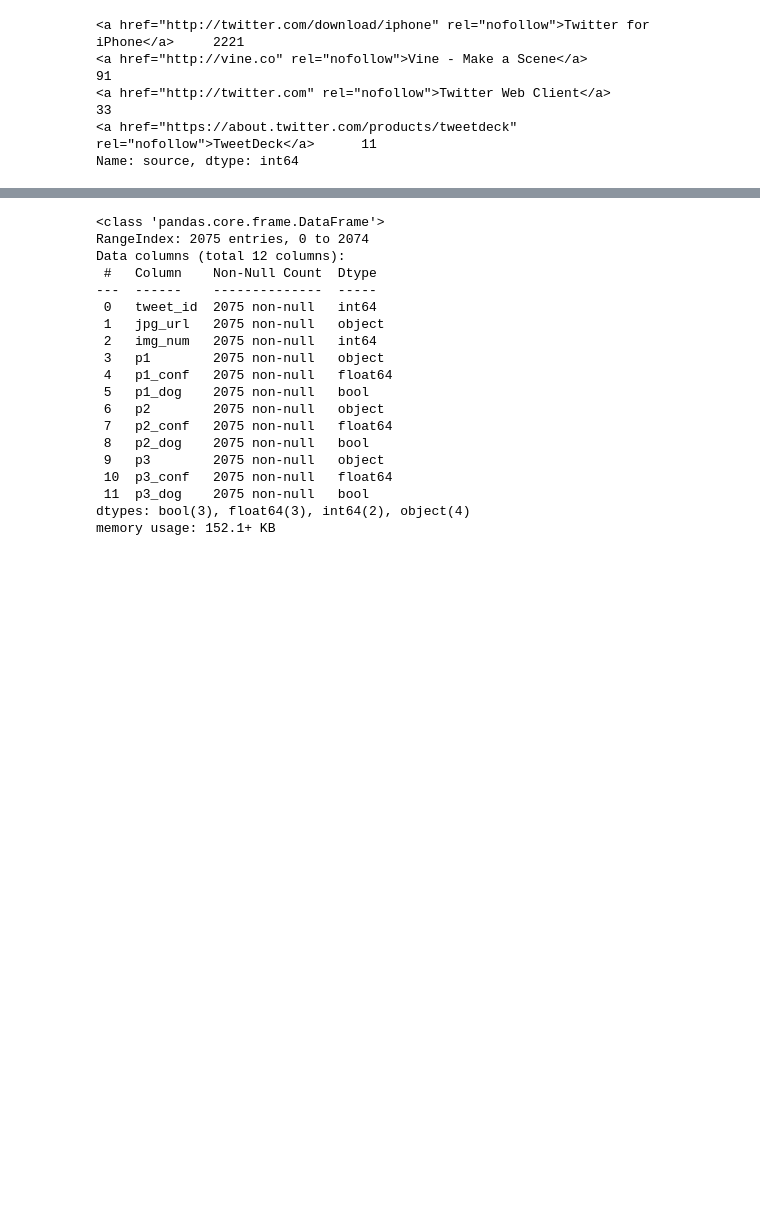
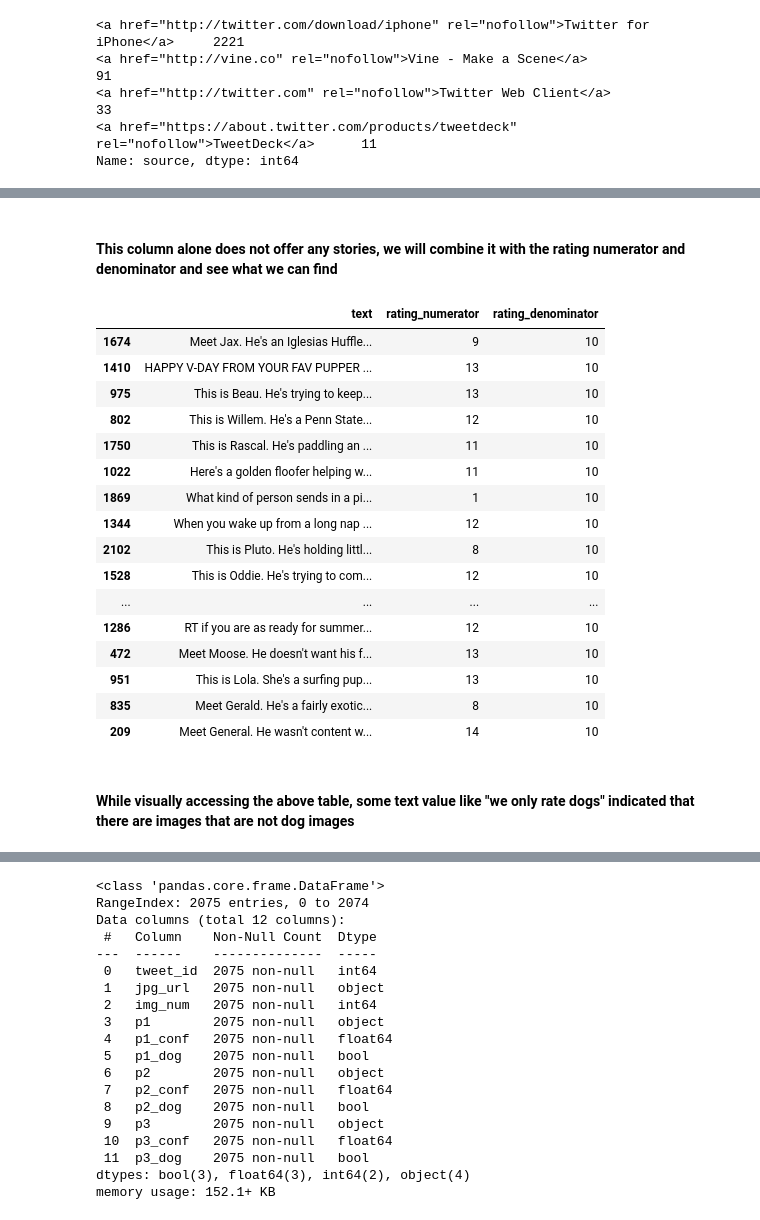
Before and after one commit to techacct/DA-WerateDogs, a Jupyter notebook: wrangle_act.ipynb, the cells around one changed output, grey strips where cells are left out. Saved outputs shown, nothing was run; the diff lists cells and outputs as text; code cells hidden in the pictures; blank space fills up the shorter version.

```diff
--- a/wrangle_act.ipynb
+++ b/wrangle_act.ipynb
@@ -177,0 +156,27 @@ Name: name, dtype: int64
+# %% [markdown]
+#### This column alone does not offer any stories, we will combine it with the rating numerator and denominator and see what we can find
+# %%
+#increase the width of the columns
+pd.set_option('display.max_colwidth', 500)
+# %%
+twitter_archive_df[['text', 'rating_numerator', 'rating_denominator']].sample(20)
+# %% [output]
+|  | text | rating_numerator | rating_denominator |
+| 1674 | Meet Jax. He's an Iglesias Huffle... | 9 | 10 |
+| 1410 | HAPPY V-DAY FROM YOUR FAV PUPPER ... | 13 | 10 |
+| 975 | This is Beau. He's trying to keep... | 13 | 10 |
+| 802 | This is Willem. He's a Penn State... | 12 | 10 |
+| 1750 | This is Rascal. He's paddling an ... | 11 | 10 |
+| 1022 | Here's a golden floofer helping w... | 11 | 10 |
+| 1869 | What kind of person sends in a pi... | 1 | 10 |
+| 1344 | When you wake up from a long nap ... | 12 | 10 |
+| 2102 | This is Pluto. He's holding littl... | 8 | 10 |
+| 1528 | This is Oddie. He's trying to com... | 12 | 10 |
+| ... | ... | ... | ... |
+| 1286 | RT if you are as ready for summer... | 12 | 10 |
+| 472 | Meet Moose. He doesn't want his f... | 13 | 10 |
+| 951 | This is Lola. She's a surfing pup... | 13 | 10 |
+| 835 | Meet Gerald. He's a fairly exotic... | 8 | 10 |
+| 209 | Meet General. He wasn't content w... | 14 | 10 |
+# %% [markdown]
+#### While visually accessing the above table, some text value like "we only rate dogs" indicated that there are images that are not dog images
```
Also changed, not shown: parts of 133 cells of this notebook, 1 other file.
